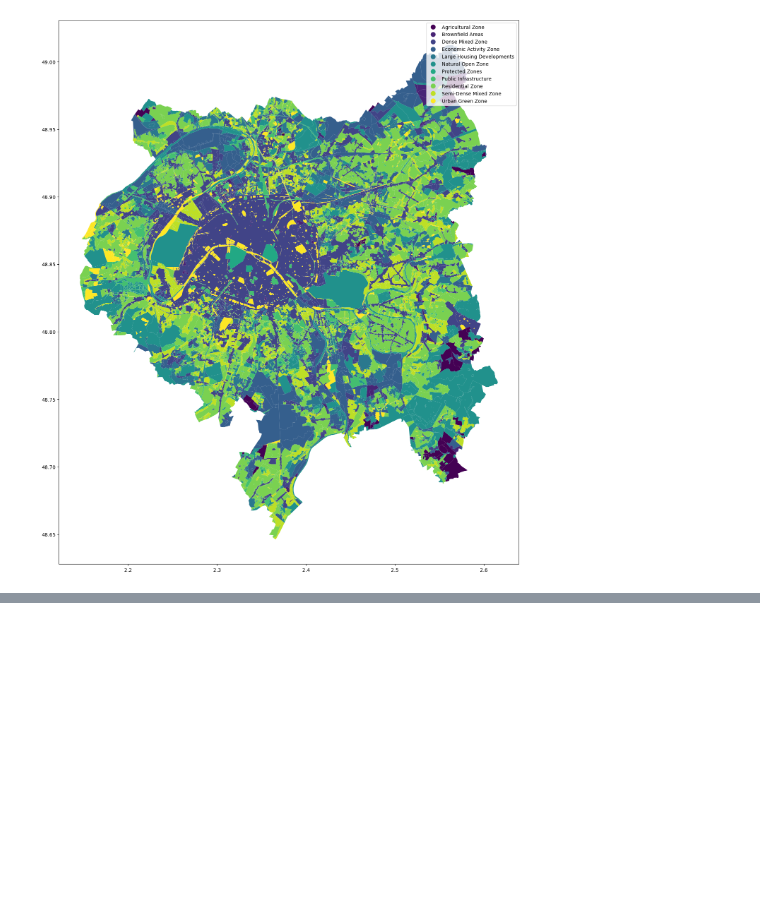
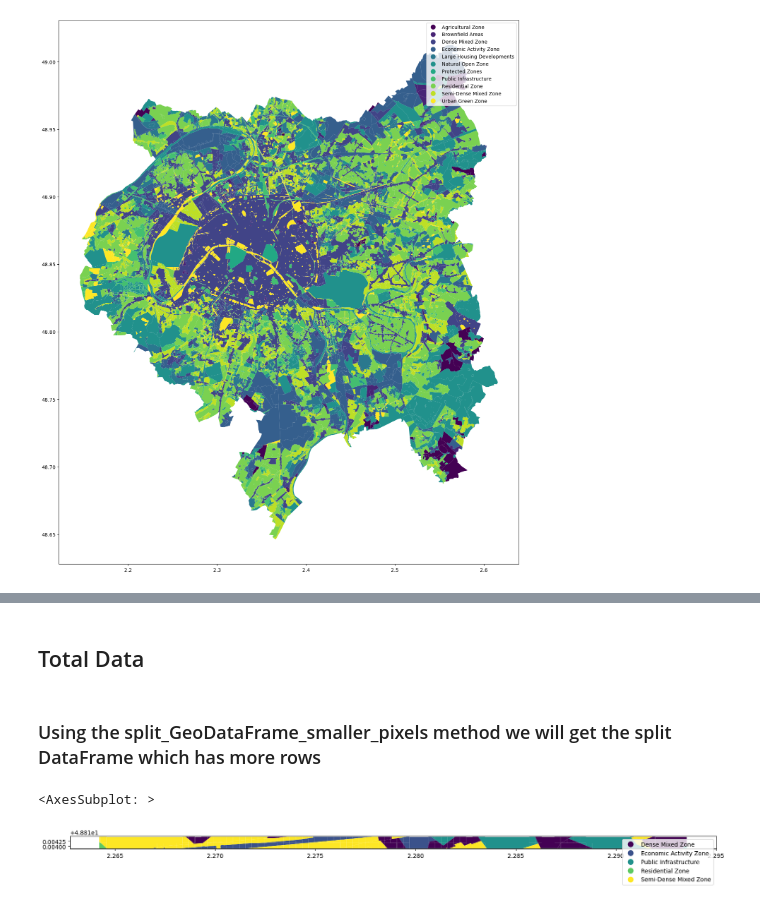
Before and after one commit to b-fa-ce/future_proofing_cities, a Jupyter notebook: notebooks/data_aggregation/how_to_get_data.ipynb, the cells around one changed output, grey strips where cells are left out. Cells and saved outputs as stored; diff of their text form; code cells hidden in the pictures; blank space fills up the shorter version.

```diff
--- a/notebooks/data_aggregation/how_to_get_data.ipynb
+++ b/notebooks/data_aggregation/how_to_get_data.ipynb
@@ -44,0 +114,18 @@ map = get_map(paris_gpd)
+# %% [markdown]
+## Total Data
+# %% [markdown]
+### Using the split_GeoDataFrame_smaller_pixels method we will get the split DataFrame which has more rows
+# %%
+from ast import literal_eval
+paris_df = pd.read_csv("../../data/processed_data/Paris/Paris.csv")
+working_df = paris_df.copy()
+working_df['bb'] = paris_df.bb.apply(literal_eval)
+# %%
+pixels= working_df.bb
+# %%
+test = split_GeoDataFrame_smaller_pixels(paris_clipped, pixels, chunk_size = 100, testing =True)
+# %%
+get_map(test)
+# %% [output]
+<AxesSubplot: >
+[figure, added]
```
Also changed, not shown: parts of 34 cells of this notebook, 5 other files.
